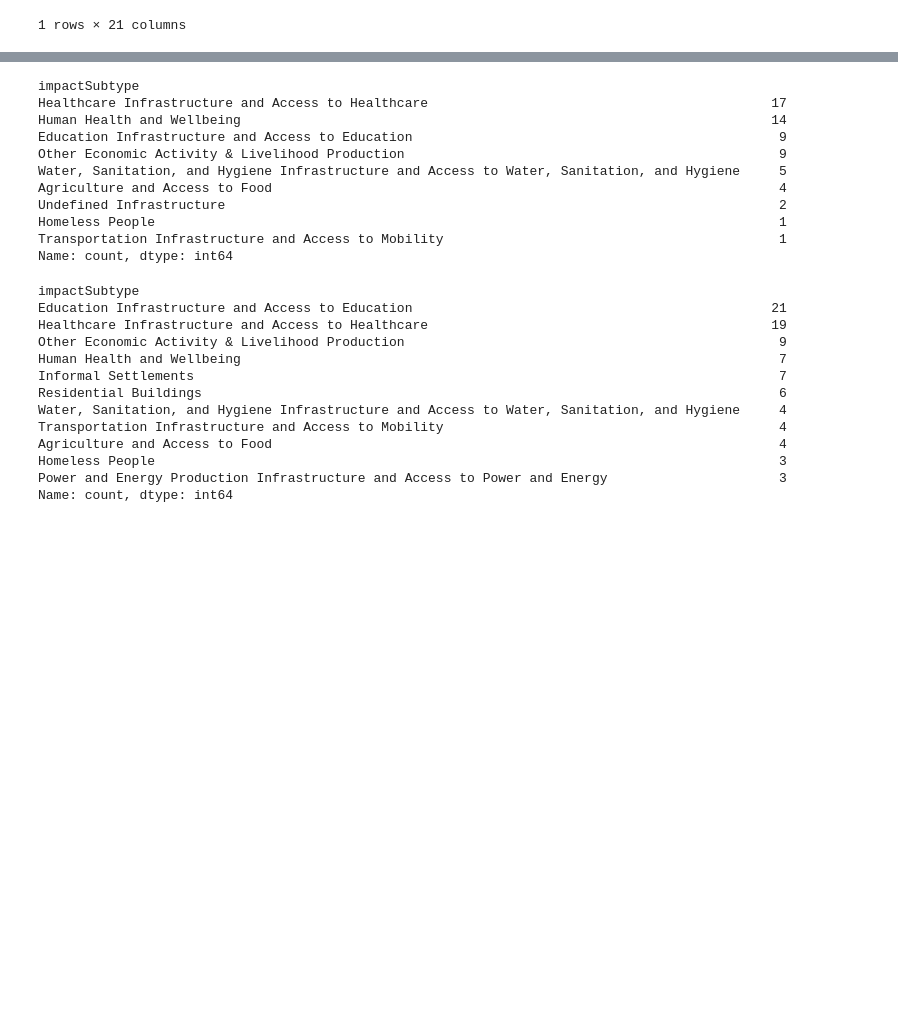
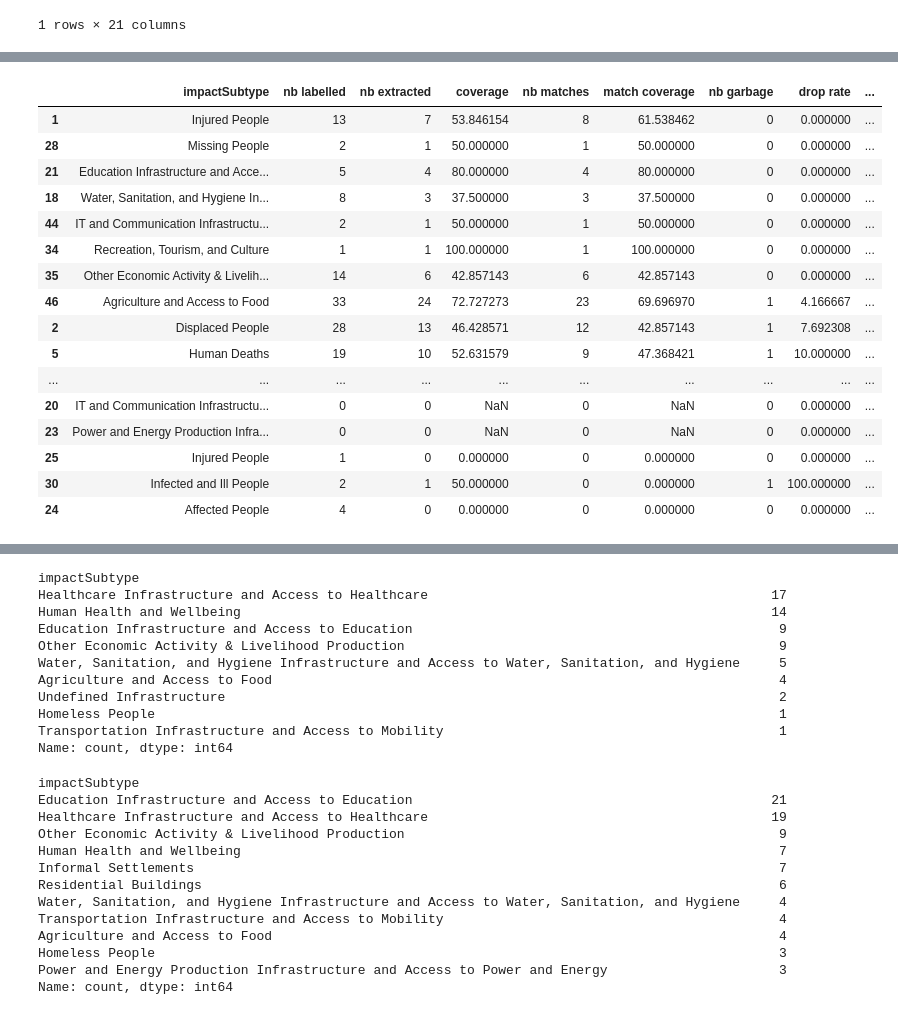
Before and after one commit to luseverin/ROUGE_database, a Jupyter notebook: notebooks/coverage_results.ipynb, the cells around one changed output, grey strips where cells are left out. Saved outputs shown, nothing was run; the diff lists cells and outputs as text; code cells hidden in the pictures; blank space fills up the shorter version.

```diff
--- a/notebooks/coverage_results.ipynb
+++ b/notebooks/coverage_results.ipynb
@@ -109,6 +109,22 @@ def filter_matches(matched_df, value_error_th=0.05, sim_th=0.6, match_cat=["impa
         matched_df_filter_ql = pd.concat([matched_df_filter_ql.query(f"{cat} == {cat}_matched").dropna(how="all",axis=0) for cat in match_cat]).sort_index()
     return pd.concat([matched_df_filter_qt, matched_df_filter_ql], axis=0)
 
+def coverage(extracted_df, labelled_df):
+    return 100*len(extracted_df)/len(labelled_df) if len(labelled_df) > 0 else np.nan
+
+def nmatches(matched_df):
+    return matched_df["lab_match_id_sim"].nunique()
+
+def match_coverage(matched_df, labelled_df):
+    return 100*nmatches(matched_df)/len(labelled_df) if len(labelled_df) > 0 else np.nan
+
+def ngarbage(extracted_df, matched_df):
+    return max(0,len(extracted_df) - nmatches(matched_df))
+
+def drop_rate(extracted_df, matched_df):
+    return 100*ngarbage(extracted_df, matched_df)/len(extracted_df) if len(extracted_df) > 0 else 0
+
+def
 def make_coverage_accuracy_df(extracted_df, labelled_df, matched_df_filter, group_key, group_keys=None, keep_vars=[]):
     """Make coverage df filtering matches by accuracy and grouped by group_key"""
 
@@ -118,12 +134,12 @@ def make_coverage_accuracy_df(extracted_df, labelled_df, matched_df_filter, grou
         extracted_dfq = extracted_df[extracted_df["quanti"]==qq]
         matched_df_filterq = matched_df_filter[matched_df_filter["quanti"]==qq]
         metrics_by_key = {}
-        if group_key == None:
+        if group_key is None:
             metrics_by_key["nb labelled"] = len(labelled_dfq)
             metrics_by_key["nb extracted"] = len(extracted_dfq)
             metrics_by_key["coverage"] = 100*len(extracted_dfq)/len(labelled_dfq) if len(labelled_dfq) > 0 else np.nan
             metrics_by_key["nb matches"] = matched_df_filterq["lab_match_id_sim"].nunique()
-            metrics_by_key["coverage labelled"] = 100*metrics_by_key["nb matches"]/len(labelled_dfq) if len(labelled_dfq) > 0 else np.nan
+            metrics_by_key["match coverage"] = 100*metrics_by_key["nb matches"]/len(labelled_dfq) if len(labelled_dfq) > 0 else np.nan
             metrics_by_key["nb garbage"] = max(0,len(extracted_dfq) - metrics_by_key["nb matches"])
             metrics_by_key["drop rate"] = 100*(metrics_by_key["nb garbage"] / len(extracted_dfq)) if len(extracted_dfq) > 0 else 0
             metrics_by_key["match rate"] = 100*(metrics_by_key["nb matches"] / len(extracted_dfq)) if len(extracted_dfq) > 0 else 0
@@ -143,7 +159,7 @@ def make_coverage_accuracy_df(extracted_df, labelled_df, matched_df_filter, grou
                 metrics_by_key["nb extracted"] = len(group_ext)
                 metrics_by_key["coverage"] = 100*len(group_ext)/len(group_lab) if len(group_lab) > 0 else np.nan
                 metrics_by_key["nb matches"] = group_ext_match["lab_match_id_sim"].nunique()
-                metrics_by_key["coverage labelled"] = 100*metrics_by_key["nb matches"]/len(group_lab) if len(group_lab) > 0 else np.nan
+                metrics_by_key["match coverage"] = 100*metrics_by_key["nb matches"]/len(group_lab) if len(group_lab) > 0 else np.nan
                 metrics_by_key["nb garbage"] = max(0,len(group_ext) - metrics_by_key["nb matches"])
                 metrics_by_key["drop rate"] = 100*(metrics_by_key["nb garbage"] / len(group_ext)) if len(group_ext) > 0 else 0
                 metrics_by_key["match rate"] = 100*(metrics_by_key["nb matches"] / len(group_ext)) if len(group_ext) > 0 else 0
@@ -206,3 +235,23 @@ Overall average quali: 248 extracted, 287 labelled, 82 correct matches, 166 garb
+# %%
+coverage_df_match_subtype.sort_values("match rate", ascending=False)
+# %% [output]
+|  | impactSubtype | nb labelled | nb extracted | coverage | nb matches | match coverage | nb garbage | drop rate | ... |
+| 1 | Injured People | 13 | 7 | 53.846154 | 8 | 61.538462 | 0 | 0.000000 | ... |
+| 28 | Missing People | 2 | 1 | 50.000000 | 1 | 50.000000 | 0 | 0.000000 | ... |
+| 21 | Education Infrastructure and Acce... | 5 | 4 | 80.000000 | 4 | 80.000000 | 0 | 0.000000 | ... |
+| 18 | Water, Sanitation, and Hygiene In... | 8 | 3 | 37.500000 | 3 | 37.500000 | 0 | 0.000000 | ... |
+| 44 | IT and Communication Infrastructu... | 2 | 1 | 50.000000 | 1 | 50.000000 | 0 | 0.000000 | ... |
+| 34 | Recreation, Tourism, and Culture | 1 | 1 | 100.000000 | 1 | 100.000000 | 0 | 0.000000 | ... |
+| 35 | Other Economic Activity & Livelih... | 14 | 6 | 42.857143 | 6 | 42.857143 | 0 | 0.000000 | ... |
+| 46 | Agriculture and Access to Food | 33 | 24 | 72.727273 | 23 | 69.696970 | 1 | 4.166667 | ... |
+| 2 | Displaced People | 28 | 13 | 46.428571 | 12 | 42.857143 | 1 | 7.692308 | ... |
+| 5 | Human Deaths | 19 | 10 | 52.631579 | 9 | 47.368421 | 1 | 10.000000 | ... |
+| ... | ... | ... | ... | ... | ... | ... | ... | ... | ... |
+| 20 | IT and Communication Infrastructu... | 0 | 0 | NaN | 0 | NaN | 0 | 0.000000 | ... |
+| 23 | Power and Energy Production Infra... | 0 | 0 | NaN | 0 | NaN | 0 | 0.000000 | ... |
+| 25 | Injured People | 1 | 0 | 0.000000 | 0 | 0.000000 | 0 | 0.000000 | ... |
+| 30 | Infected and Ill People | 2 | 1 | 50.000000 | 0 | 0.000000 | 1 | 100.000000 | ... |
+| 24 | Affected People | 4 | 0 | 0.000000 | 0 | 0.000000 | 0 | 0.000000 | ... |
 # %%
 from matplotlib.patches import bbox_artist
 from matplotlib.pyplot import subplot
```
Also changed, not shown: parts of 25 cells of this notebook, 1 other file.
